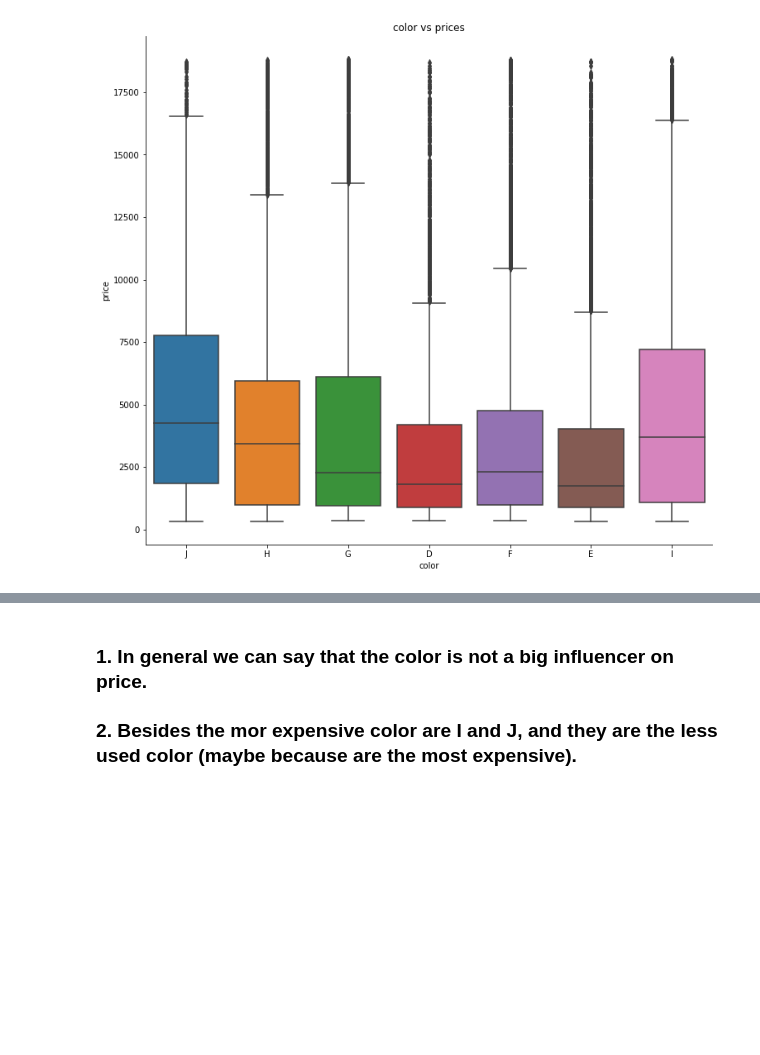
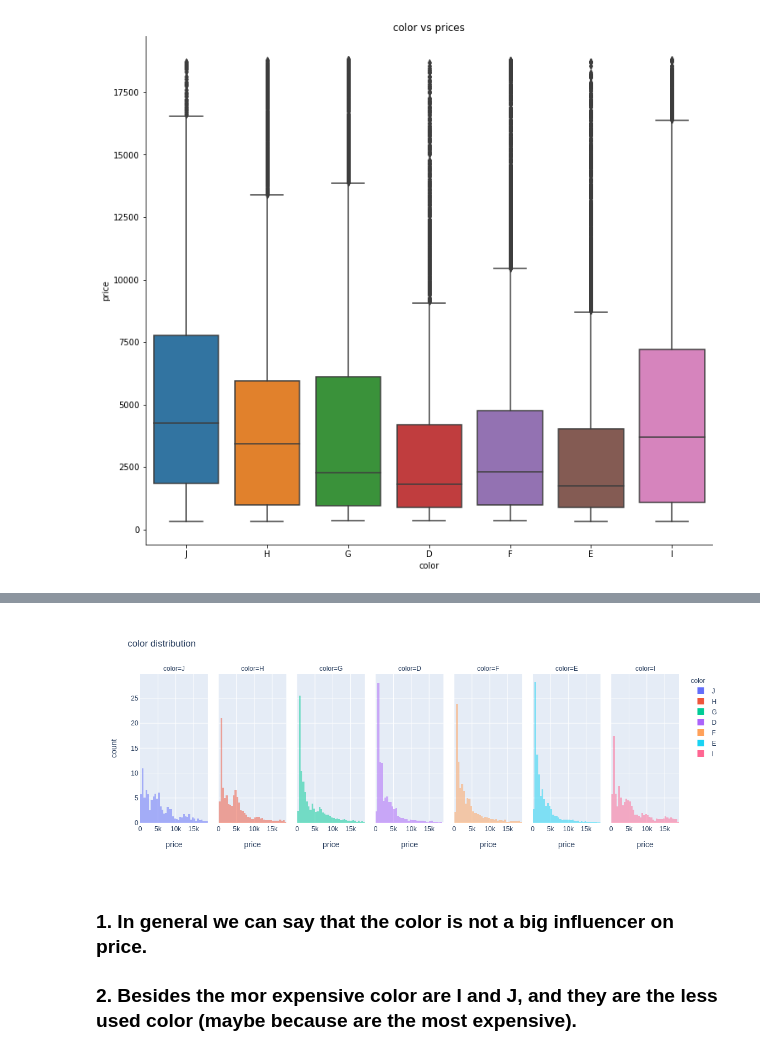
Before and after one commit to aarvillag/ih_datamadpt0420_project_m2, a Jupyter notebook: notebooks/DiamondNotebook.ipynb, the cells around one changed output, grey strips where cells are left out. Saved outputs shown, nothing was run; the diff lists cells and outputs as text; code cells hidden in the pictures; blank space fills up the shorter version.

```diff
--- a/notebooks/DiamondNotebook.ipynb
+++ b/notebooks/DiamondNotebook.ipynb
@@ -340,3 +323,14 @@ df[(df['color']=='I')][['color','price']].plot.hist(title='color=I', bins=40)
+# %%
+px.histogram(data_frame=df,
+             x='price',
+             color='color',
+             histnorm='percent',
+             barmode='overlay',
+             title='color distribution',
+             nbins=40,
+             facet_col ='color')
+# %% [output]
+[figure, added]
 # %% [markdown]
 ### 1. In general we can say that the color is not a big influencer on price.
 ### 2. Besides the mor expensive color are I and J, and they are the less used color (maybe because are the most expensive).
```
Also changed, not shown: parts of 9 cells of this notebook, 1 other file.
